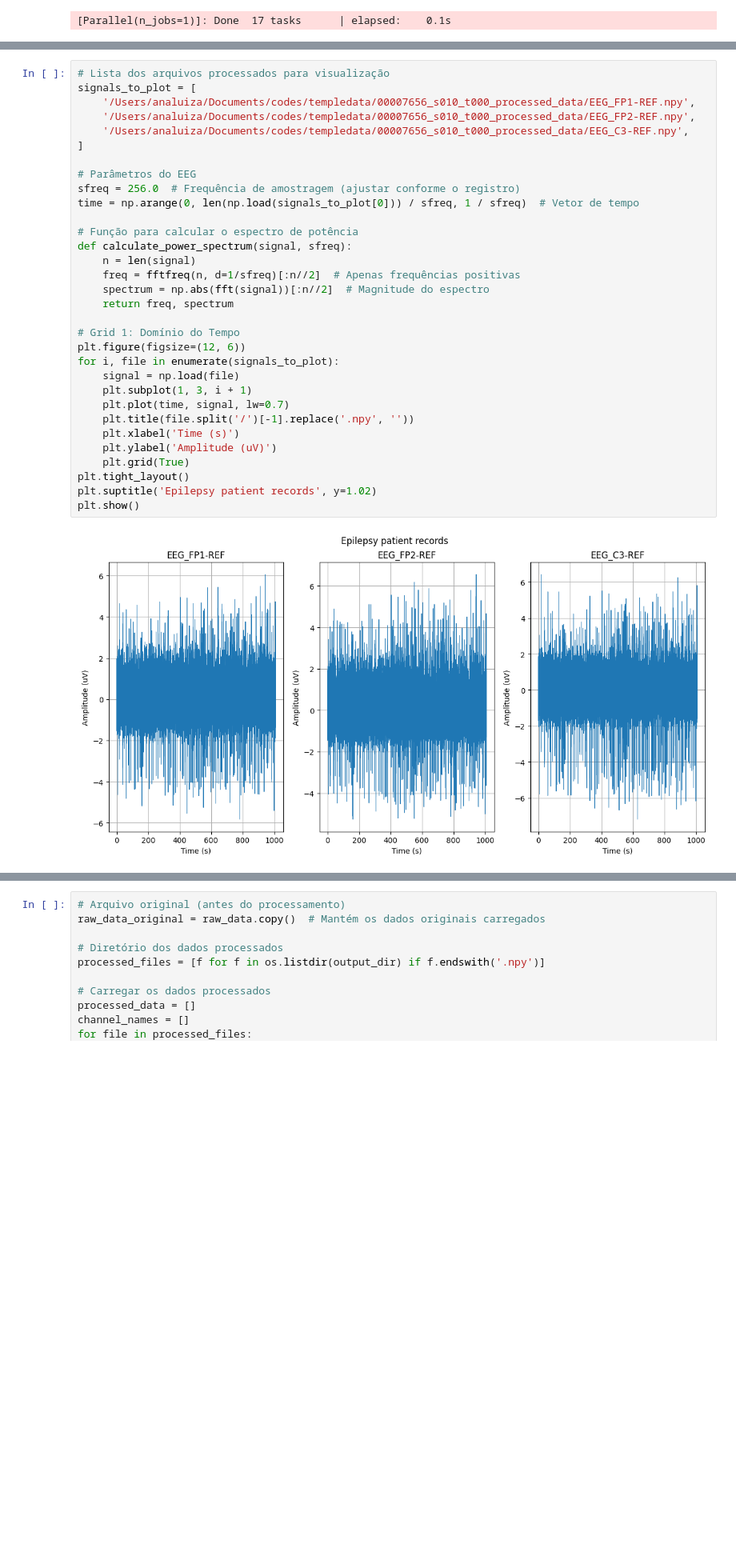
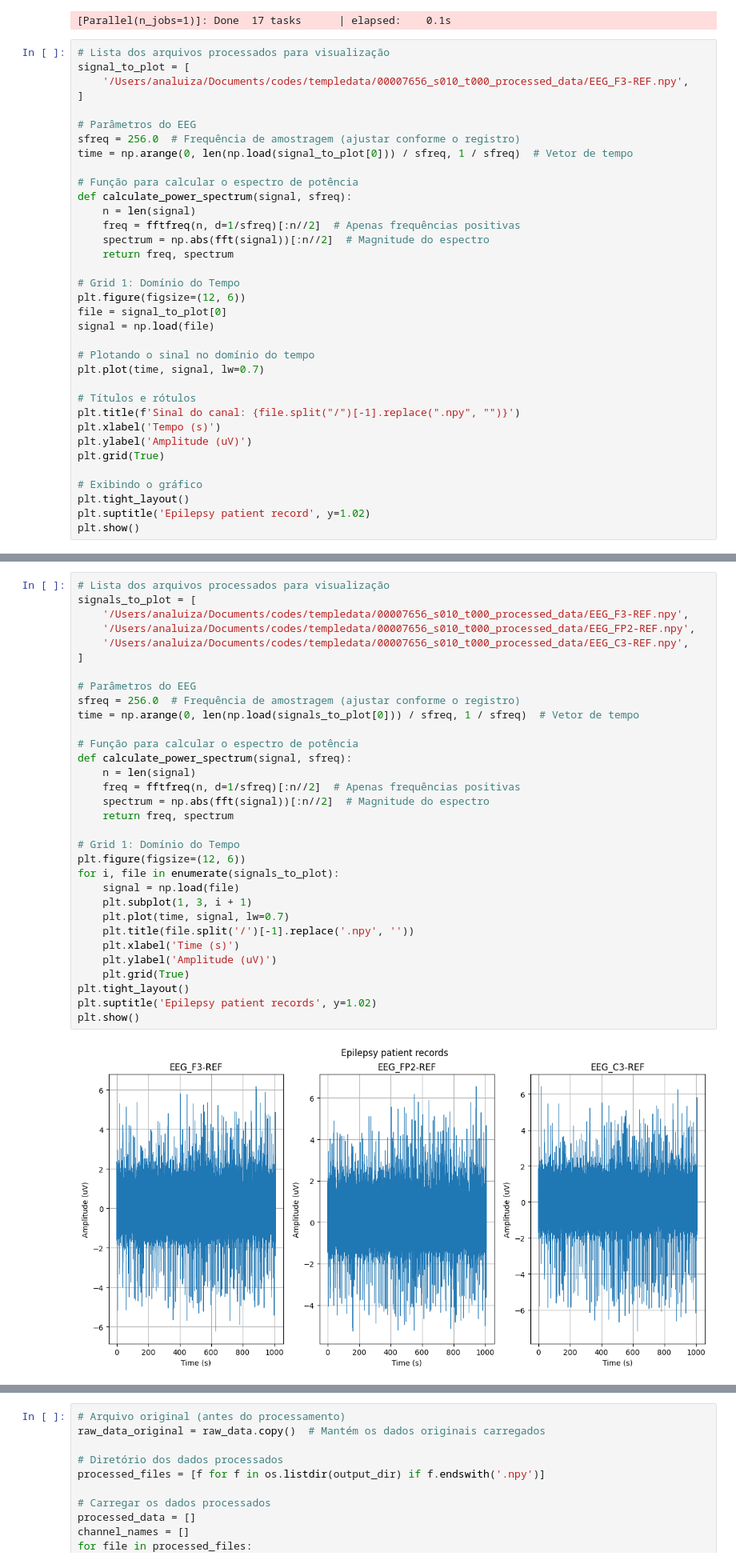
Before and after one commit to labneoc/generativediffusion, a Jupyter notebook: preprocessing.ipynb, the cells around one changed output, grey strips where cells are left out. Shown at 80% size. Saved outputs shown, nothing was run; the diff lists cells and outputs as text; blank space fills up the shorter version.

```diff
--- a/preprocessing.ipynb
+++ b/preprocessing.ipynb
@@ -269,3 +269,38 @@ Sinal processado salvo: /Users/analuiza/Documents/codes/templedata/00007656_s010
 Sinal processado salvo: /Users/analuiza/Documents/codes/templedata/00007656_s010_t000_processed_data/EEG_C4P-REF.npy
 Todos os canais foram processados e salvos em /Users/analuiza/Documents/codes/templedata/00007656_s010_t000_processed_data.
 [Parallel(n_jobs=1)]: Done  17 tasks      | elapsed:    0.1s
+# %%
+# Lista dos arquivos processados para visualização
+signal_to_plot = [
+    '/Users/analuiza/Documents/codes/templedata/00007656_s010_t000_processed_data/EEG_F3-REF.npy',
+]
+
+# Parâmetros do EEG
+sfreq = 256.0  # Frequência de amostragem (ajustar conforme o registro)
+time = np.arange(0, len(np.load(signal_to_plot[0])) / sfreq, 1 / sfreq)  # Vetor de tempo
+
+# Função para calcular o espectro de potência
+def calculate_power_spectrum(signal, sfreq):
+    n = len(signal)
+    freq = fftfreq(n, d=1/sfreq)[:n//2]  # Apenas frequências positivas
+    spectrum = np.abs(fft(signal))[:n//2]  # Magnitude do espectro
+    return freq, spectrum
+
+# Grid 1: Domínio do Tempo
+plt.figure(figsize=(12, 6))
+file = signal_to_plot[0]
+signal = np.load(file)
+
+# Plotando o sinal no domínio do tempo
+plt.plot(time, signal, lw=0.7)
+
+# Títulos e rótulos
+plt.title(f'Sinal do canal: {file.split("/")[-1].replace(".npy", "")}')
+plt.xlabel('Tempo (s)')
+plt.ylabel('Amplitude (uV)')
+plt.grid(True)
+
+# Exibindo o gráfico
+plt.tight_layout()
+plt.suptitle('Epilepsy patient record', y=1.02)
+plt.show()
@@ -272,34 +309,34 @@ Todos os canais foram processados e salvos em /Users/analuiza/Documents/codes/te
 # %%
 # Lista dos arquivos processados para visualização
 signals_to_plot = [
-    '/Users/analuiza/Documents/codes/templedata/00007656_s010_t000_processed_data/EEG_FP1-REF.npy',
+    '/Users/analuiza/Documents/codes/templedata/00007656_s010_t000_processed_data/EEG_F3-REF.npy',
     '/Users/analuiza/Documents/codes/templedata/00007656_s010_t000_processed_data/EEG_FP2-REF.npy',
     '/Users/analuiza/Documents/codes/templedata/00007656_s010_t000_processed_data/EEG_C3-REF.npy',
 ]
 
 # Parâmetros do EEG
 sfreq = 256.0  # Frequência de amostragem (ajustar conforme o registro)
 time = np.arange(0, len(np.load(signals_to_plot[0])) / sfreq, 1 / sfreq)  # Vetor de tempo
 
 # Função para calcular o espectro de potência
 def calculate_power_spectrum(signal, sfreq):
     n = len(signal)
     freq = fftfreq(n, d=1/sfreq)[:n//2]  # Apenas frequências positivas
     spectrum = np.abs(fft(signal))[:n//2]  # Magnitude do espectro
     return freq, spectrum
 
 # Grid 1: Domínio do Tempo
 plt.figure(figsize=(12, 6))
 for i, file in enumerate(signals_to_plot):
     signal = np.load(file)
     plt.subplot(1, 3, i + 1)
     plt.plot(time, signal, lw=0.7)
     plt.title(file.split('/')[-1].replace('.npy', ''))
     plt.xlabel('Time (s)')
     plt.ylabel('Amplitude (uV)')
     plt.grid(True)
 plt.tight_layout()
 plt.suptitle('Epilepsy patient records', y=1.02)
 plt.show()
 # %% [output]
-[figure, old version]
+[figure, new version]
```
Also changed, not shown: parts of 11 cells of this notebook, 1 other file.
